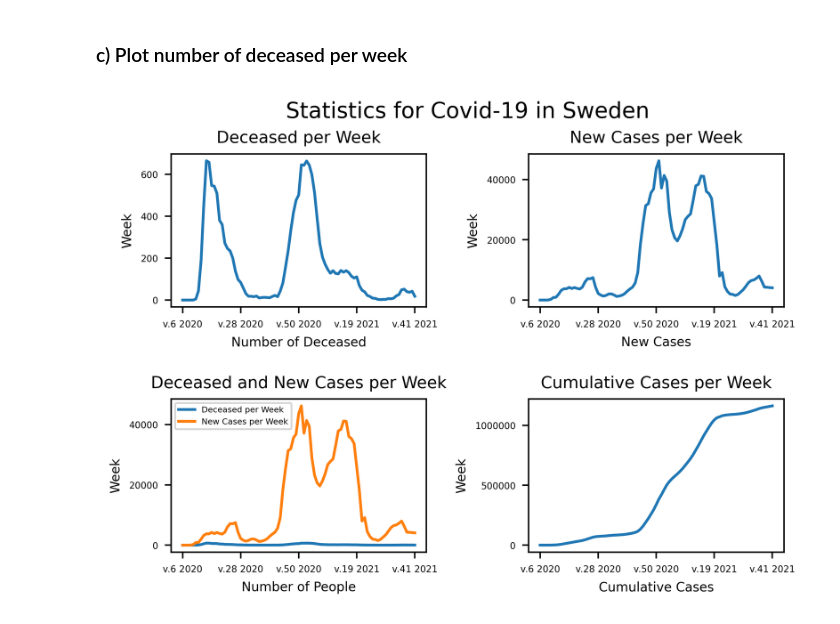
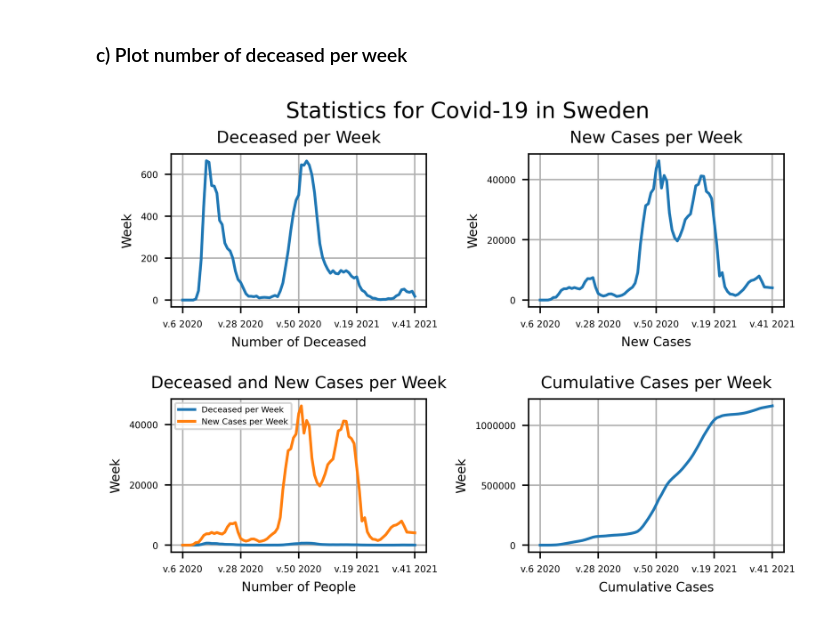
Before and after one commit to Anna-MariaSjolund/Data-Handling-Anna-MariaSjolund, a Jupyter notebook: Labs/Covid-Lab/covid_lab.ipynb, the cells around one changed output. Saved outputs shown, nothing was run; the diff lists cells and outputs as text; code cells hidden in the pictures.

```diff
--- a/Labs/Covid-Lab/covid_lab.ipynb
+++ b/Labs/Covid-Lab/covid_lab.ipynb
@@ -103,31 +103,33 @@ def adjust_x_and_y(plot:str, title:str, x_label:str) -> None:
     plot.set_xticklabels(["v.6 2020", "v.28 2020", "v.50 2020", "v.19 2021", "v.41 2021"], size=5)
     plot.set_yticklabels(labels=plot.get_yticks().astype(int), size=5)
     plot.set_xlabel(x_label, size=7)
     plot.set_ylabel("Week", size=7)
+    plot.grid()
+
 
 #Creates the figure for the subplots
 fig, ax = plt.subplots(2,2, dpi=500, facecolor="white")
 fig.subplots_adjust(wspace= .4, hspace=.6)
 fig.suptitle("Statistics for Covid-19 in Sweden")
 
 #Plots the first subplot
 plot1 = sns.lineplot(data=covid, x="Vecka", y="Antal_avlidna_vecka", ax=ax[0,0])
 adjust_x_and_y(plot1,"Deceased per Week", "Number of Deceased")
 
 #Plots the second subplot
 plot2 = sns.lineplot(data=covid, x="Vecka", y="Antal_fall_vecka", ax=ax[0,1])
 adjust_x_and_y(plot2, "New Cases per Week", "New Cases")
 
 #Plots the third subplot
 plot3 = sns.lineplot(data=covid, x="Vecka", y="Antal_avlidna_vecka", ax=ax[1,0])
 plot3 = sns.lineplot(data=covid, x="Vecka", y="Antal_fall_vecka", ax=ax[1,0])
 plot3.legend(["Antal_avlidna_vecka", "Antal_fall_vecka"], labels=["Deceased per Week", "New Cases per Week"], fontsize=4.5, loc="upper left")
 adjust_x_and_y(plot3, "Deceased and New Cases per Week", "Number of People")
 
 #Plots the forth subplot
 plot4 = sns.lineplot(data=covid, x="Vecka", y="Kum_antal_fall", ax=ax[1,1])
 adjust_x_and_y(plot4, "Cumulative Cases per Week", "Cumulative Cases")
 
 plt.savefig("visualiseringar/Statistics_for_Covid-19_in_Sweden.png")
 # %% [output]
-[figure, old version]
+[figure, new version]
```
Also changed, not shown: parts of 11 cells of this notebook.
